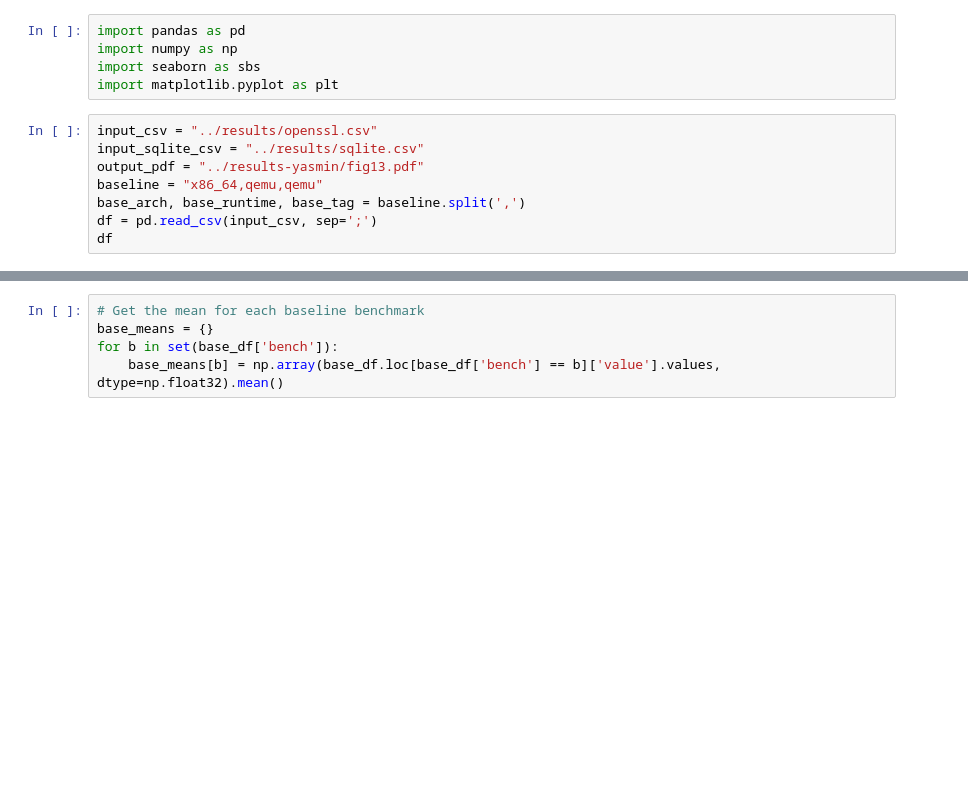
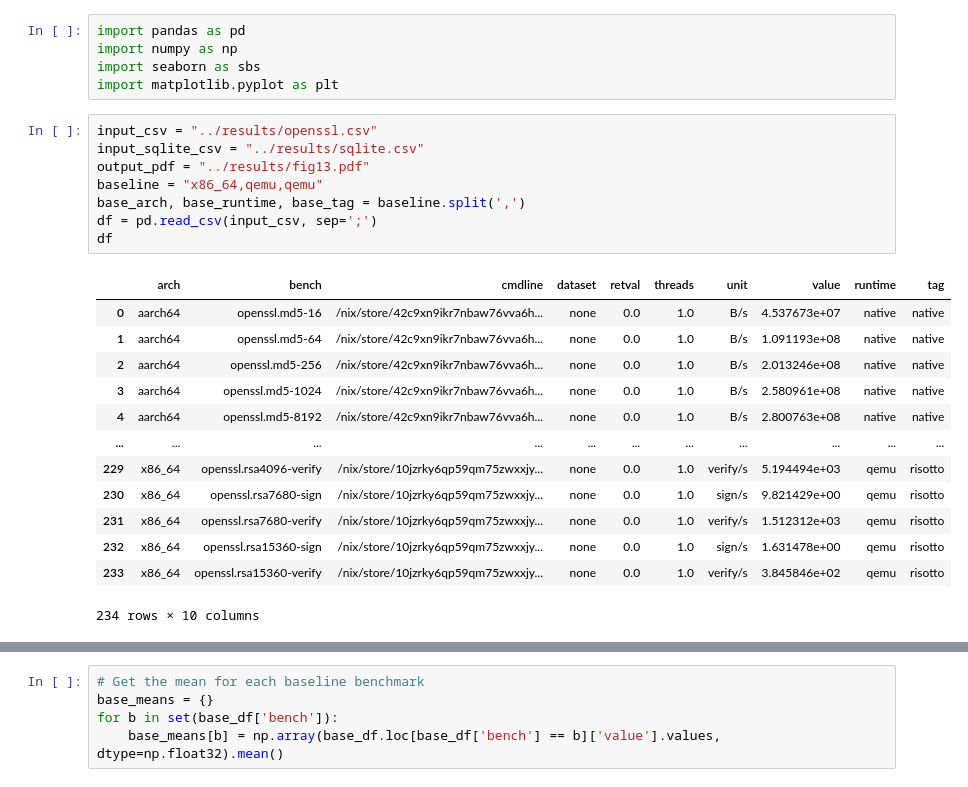
Before and after one commit to binary-translation/risotto-artifact-asplos23, a Jupyter notebook: plots/fig13.ipynb, the cells around one changed output, grey strips where cells are left out. Cells and saved outputs as stored; diff of their text form; blank space fills up the shorter version.

```diff
--- a/plots/fig13.ipynb
+++ b/plots/fig13.ipynb
@@ -6,11 +6,25 @@ import matplotlib.pyplot as plt
 # %%
 input_csv = "../results/openssl.csv"
 input_sqlite_csv = "../results/sqlite.csv"
-output_pdf = "../results-yasmin/fig13.pdf"
+output_pdf = "../results/fig13.pdf"
 baseline = "x86_64,qemu,qemu"
 base_arch, base_runtime, base_tag = baseline.split(',')
 df = pd.read_csv(input_csv, sep=';')
 df
+# %% [output]
+|  | arch | bench | cmdline | dataset | retval | threads | unit | value | runtime | tag |
+| 0 | aarch64 | openssl.md5-16 | /nix/store/42c9xn9ikr7nbaw76vva6h... | none | 0.0 | 1.0 | B/s | 4.537673e+07 | native | native |
+| 1 | aarch64 | openssl.md5-64 | /nix/store/42c9xn9ikr7nbaw76vva6h... | none | 0.0 | 1.0 | B/s | 1.091193e+08 | native | native |
+| 2 | aarch64 | openssl.md5-256 | /nix/store/42c9xn9ikr7nbaw76vva6h... | none | 0.0 | 1.0 | B/s | 2.013246e+08 | native | native |
+| 3 | aarch64 | openssl.md5-1024 | /nix/store/42c9xn9ikr7nbaw76vva6h... | none | 0.0 | 1.0 | B/s | 2.580961e+08 | native | native |
+| 4 | aarch64 | openssl.md5-8192 | /nix/store/42c9xn9ikr7nbaw76vva6h... | none | 0.0 | 1.0 | B/s | 2.800763e+08 | native | native |
+| ... | ... | ... | ... | ... | ... | ... | ... | ... | ... | ... |
+| 229 | x86_64 | openssl.rsa4096-verify | /nix/store/10jzrky6qp59qm75zwxxjy... | none | 0.0 | 1.0 | verify/s | 5.194494e+03 | qemu | risotto |
+| 230 | x86_64 | openssl.rsa7680-sign | /nix/store/10jzrky6qp59qm75zwxxjy... | none | 0.0 | 1.0 | sign/s | 9.821429e+00 | qemu | risotto |
+| 231 | x86_64 | openssl.rsa7680-verify | /nix/store/10jzrky6qp59qm75zwxxjy... | none | 0.0 | 1.0 | verify/s | 1.512312e+03 | qemu | risotto |
+| 232 | x86_64 | openssl.rsa15360-sign | /nix/store/10jzrky6qp59qm75zwxxjy... | none | 0.0 | 1.0 | sign/s | 1.631478e+00 | qemu | risotto |
+| 233 | x86_64 | openssl.rsa15360-verify | /nix/store/10jzrky6qp59qm75zwxxjy... | none | 0.0 | 1.0 | verify/s | 3.845846e+02 | qemu | risotto |
+234 rows × 10 columns
 # %%
 # Select which ciphers to plot
 ciphers = [ #'openssl.md5-64', 'openssl.md5-256',
```
Also changed, not shown: parts of 11 cells of this notebook, 2 other files.
